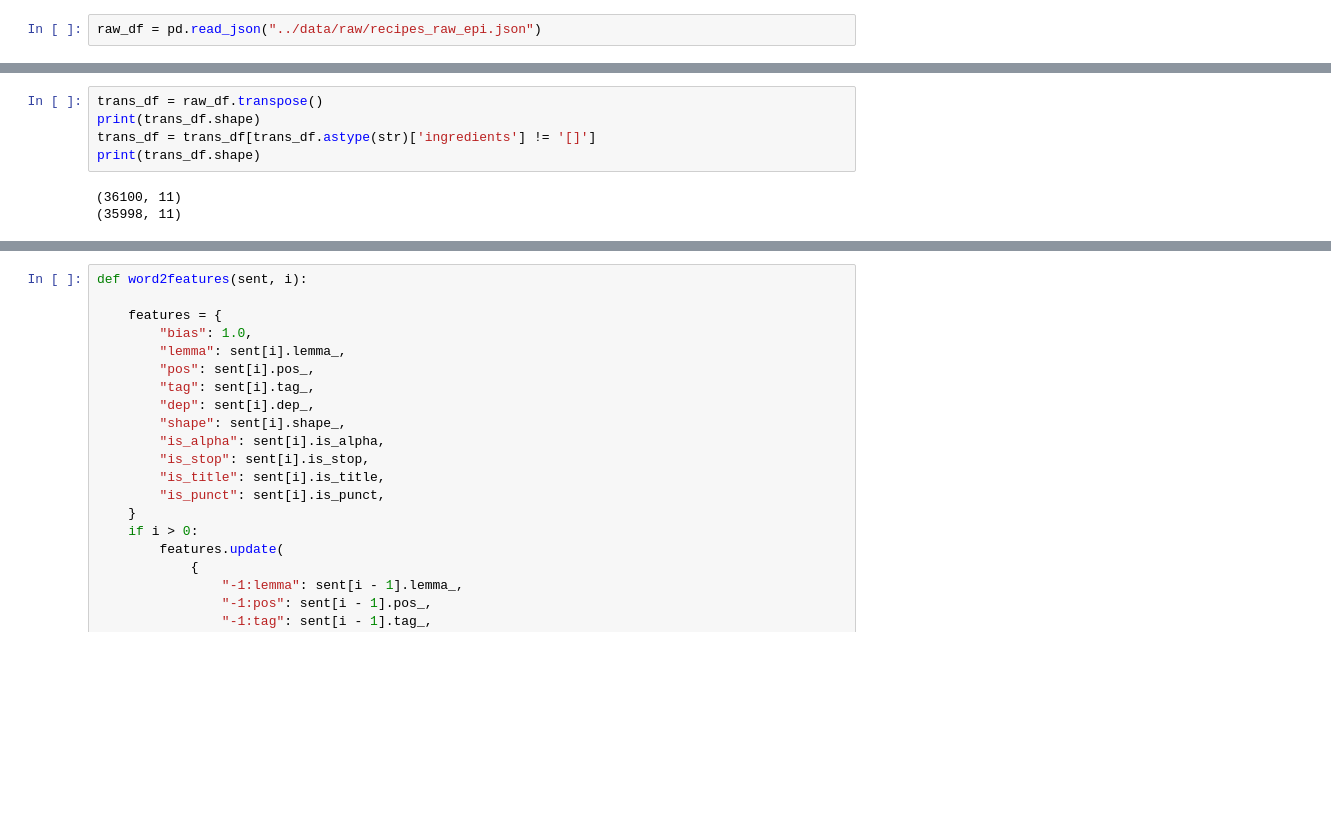
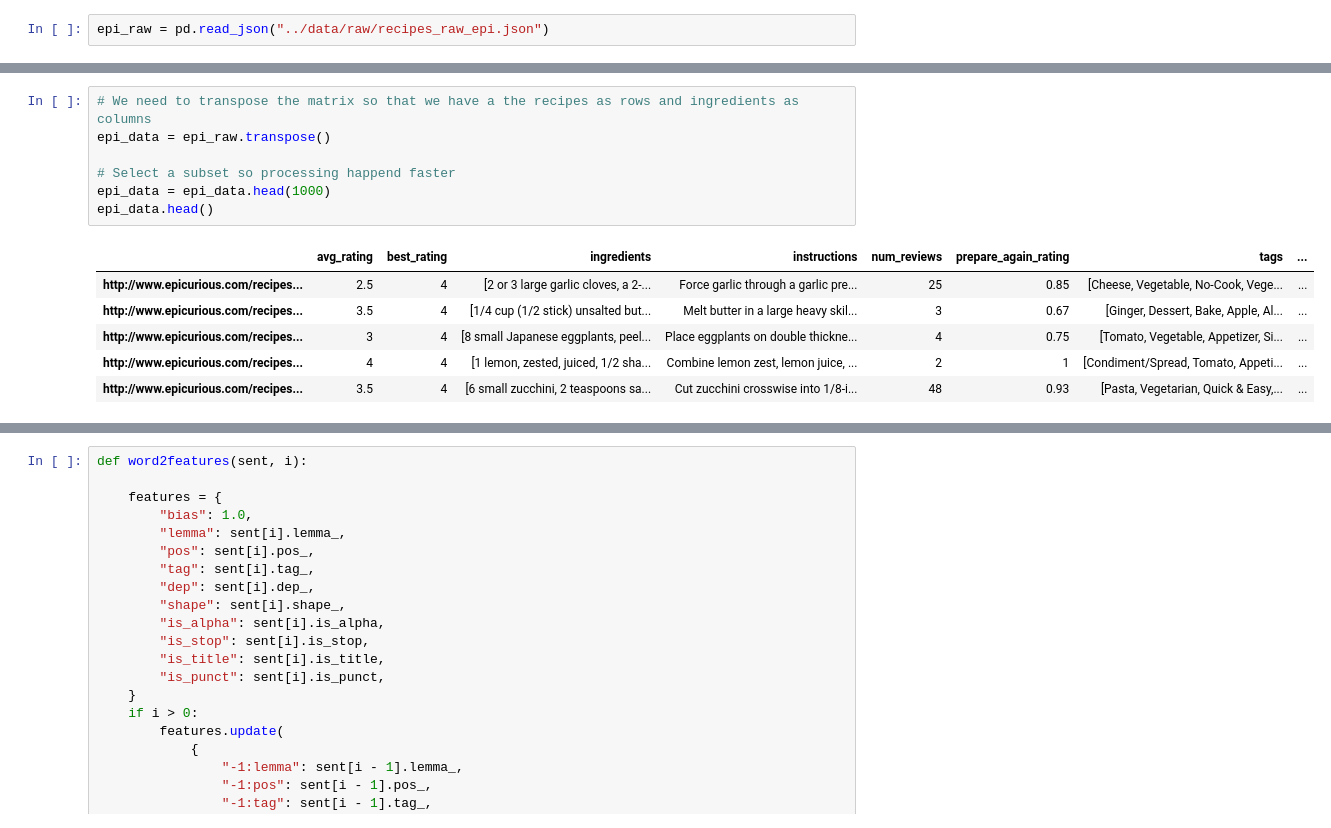
Before and after one commit to Sisyphus192/deep-dishes, a Jupyter notebook: notebooks/Parse Data.ipynb, the cells around one changed output, grey strips where cells are left out. Drawn from its saved outputs; the diff is of its cells as text; blank space fills up the shorter version.

```diff
--- a/notebooks/Parse Data.ipynb
+++ b/notebooks/Parse Data.ipynb
@@ -11,5 +16,5 @@ import unicodedata
 crf = load('../models/crf_model.joblib')
 nlp = spacy.load('en_core_web_lg', disable=['ner','textcat'])
 # %%
-raw_df = pd.read_json("../data/raw/recipes_raw_epi.json")
+epi_raw = pd.read_json("../data/raw/recipes_raw_epi.json")
 # %%
@@ -22,11 +27,17 @@ raw_df.head()
 | instructions | Force garlic through a garlic pre... | Melt butter in a large heavy skil... | Place eggplants on double thickne... | Combine lemon zest, lemon juice, ... | ... |
 | num_reviews | 25 | 3 | 4 | 2 | ... |
 5 rows × 36100 columns
-# %%
-trans_df = raw_df.transpose()
-print(trans_df.shape)
-trans_df = trans_df[trans_df.astype(str)['ingredients'] != '[]']
-print(trans_df.shape)
-# %% [output]
-(36100, 11)
-(35998, 11)
+# %%
+# We need to transpose the matrix so that we have a the recipes as rows and ingredients as columns
+epi_data = epi_raw.transpose()
+
+# Select a subset so processing happend faster
+epi_data = epi_data.head(1000)
+epi_data.head()
+# %% [output]
+|  | avg_rating | best_rating | ingredients | instructions | num_reviews | prepare_again_rating | tags | ... |
+| http://www.epicurious.com/recipes... | 2.5 | 4 | [2 or 3 large garlic cloves, a 2-... | Force garlic through a garlic pre... | 25 | 0.85 | [Cheese, Vegetable, No-Cook, Vege... | ... |
+| http://www.epicurious.com/recipes... | 3.5 | 4 | [1/4 cup (1/2 stick) unsalted but... | Melt butter in a large heavy skil... | 3 | 0.67 | [Ginger, Dessert, Bake, Apple, Al... | ... |
+| http://www.epicurious.com/recipes... | 3 | 4 | [8 small Japanese eggplants, peel... | Place eggplants on double thickne... | 4 | 0.75 | [Tomato, Vegetable, Appetizer, Si... | ... |
+| http://www.epicurious.com/recipes... | 4 | 4 | [1 lemon, zested, juiced, 1/2 sha... | Combine lemon zest, lemon juice, ... | 2 | 1 | [Condiment/Spread, Tomato, Appeti... | ... |
+| http://www.epicurious.com/recipes... | 3.5 | 4 | [6 small zucchini, 2 teaspoons sa... | Cut zucchini crosswise into 1/8-i... | 48 | 0.93 | [Pasta, Vegetarian, Quick & Easy,... | ... |
```
Also changed, not shown: parts of 34 cells of this notebook, 5 other files.
